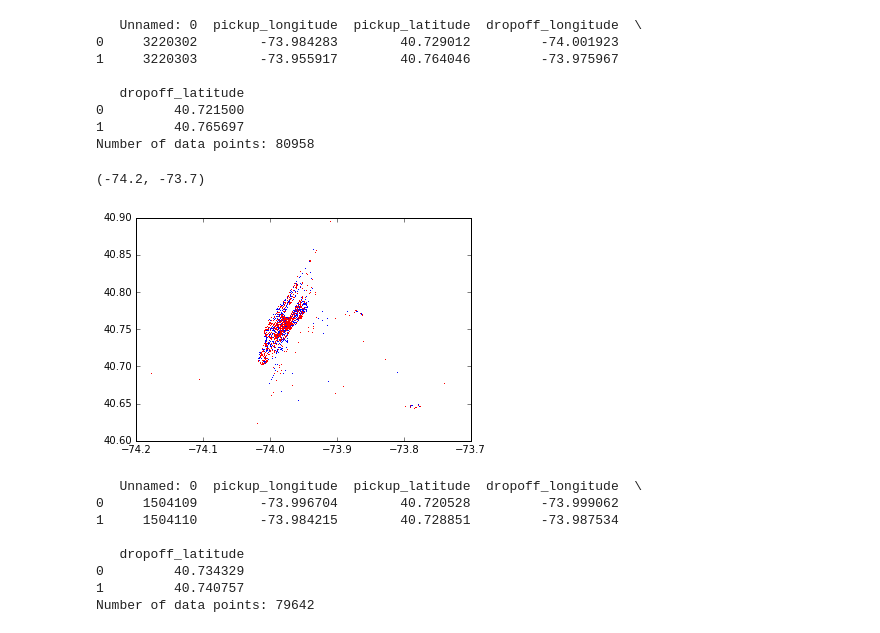
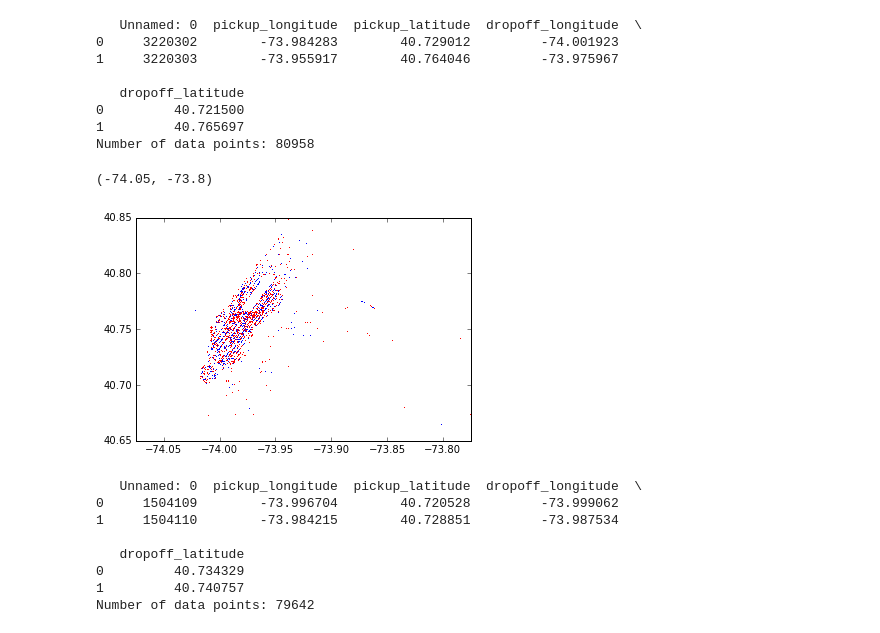
Before and after one commit to jgilles23/CEE245_FinalProject, a Jupyter notebook: CreateMaps.ipynb, the cells around one changed output. Drawn from its saved outputs; the diff is of its cells as text; code cells hidden in the pictures.

```diff
--- a/CreateMaps.ipynb
+++ b/CreateMaps.ipynb
@@ -23,13 +23,14 @@ Number of data points: 80958
 # %%
 #Plot the orgins (blue) and destinations (red)
 dfpart = df.iloc[range(0,len(df),int(len(df)//1000)),:]
+plt.axis('equal')
 plt.plot(dfpart['pickup_longitude'],dfpart['pickup_latitude'],color='b',marker=',',lw=0, linestyle="")
 plt.plot(dfpart['dropoff_longitude'],dfpart['dropoff_latitude'],color='r',marker=',',lw=0, linestyle="")
-plt.ylim([40.6,40.9])
-plt.xlim([-74.2,-73.7])
+plt.ylim([40.65,40.85])
+plt.xlim([-74.05,-73.8])
 # %% [output]
-(-74.2, -73.7)
+(-74.05, -73.8)
-[figure, old version]
+[figure, new version]
 # %%
 #Import the data file as a data frame
 filepath = 'weekendhr_coordinates.csv'
```
Also changed, not shown: 1 other file.
